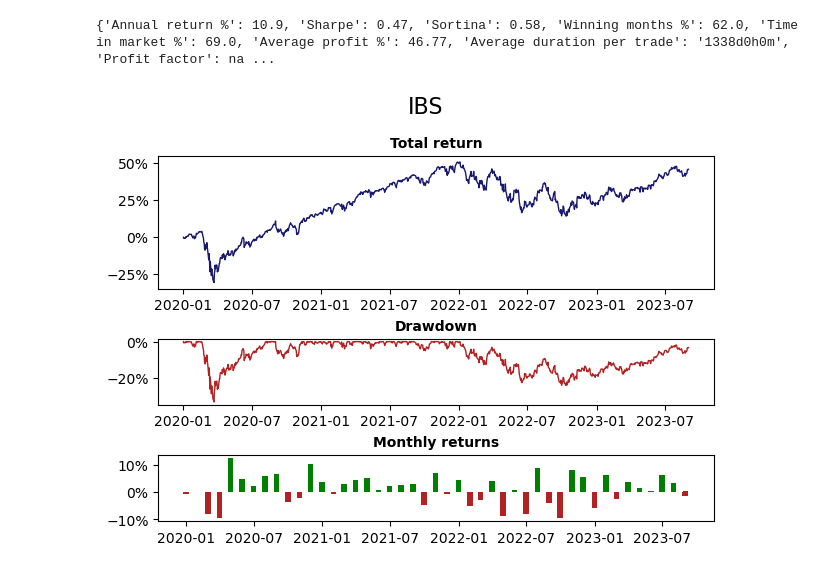
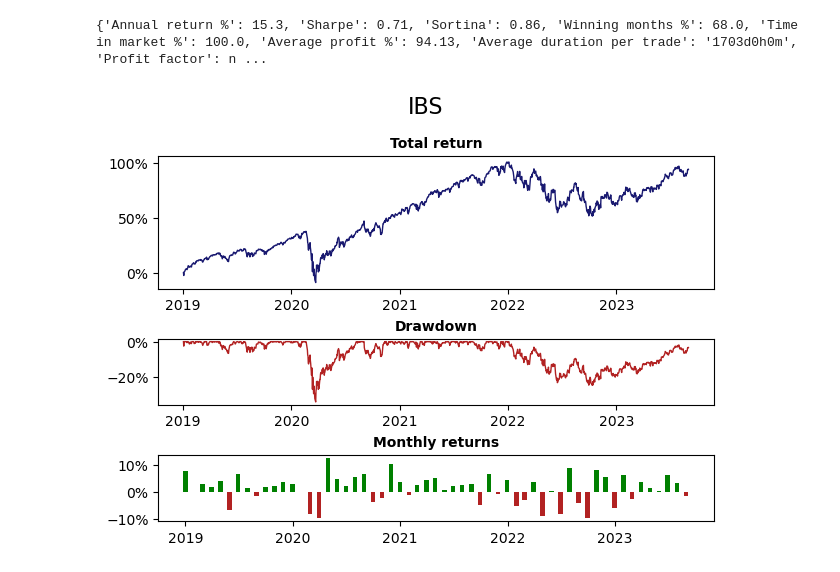
Before and after one commit to shinathan/QSExtended, a Jupyter notebook: _buy_and_hold.ipynb, the cells around one changed output. Cells and saved outputs as stored; diff of their text form; code cells hidden in the pictures.

```diff
--- a/_buy_and_hold.ipynb
+++ b/_buy_and_hold.ipynb
@@ -21,7 +21,7 @@ class BuyAndHoldStrategy(Strategy):
         for symbol in self.symbol_list:
             self.data_handler.load_data(
                 symbol,
-                start_date=date(2020, 1, 1),
+                start_date=date(2019, 1, 1),
                 end_date=date(2023, 9, 1),
                 timeframe="daily",
                 extended_hours=False,
@@ -55,33 +55,33 @@ class BuyAndHoldStrategy(Strategy):
         # Liquidate everything
         for symbol, position in self.portfolio.current_positions.items():
             if position != 0:
                 action = "SELL" if position > 0 else "BUY"
                 order = OrderEvent(
                     self.data_handler.current_time,
                     symbol,
                     side=action,
                     quantity=position,
                 )
                 self.events.put(order)
 
     def on_market_close(self):
         pass
 
 
 backtest = Backtest(
     name="HODL",
     initial_capital=10000,
-    start_date=date(2020, 1, 1),
+    start_date=date(2019, 1, 1),
     end_date=date(2023, 9, 1),
     timeframe="daily",
     extended_hours=False,
     strategy=BuyAndHoldStrategy,
     data_handler=HistoricalPolygonDataHandler,
     broker=SimulatedBroker,
     portfolio=StandardPortfolio,
 )
 
 backtest.run()
 # %% [output]
-{'Annual return %': 10.9, 'Sharpe': 0.47, 'Sortina': 0.58, 'Winning months %': 62.0, 'Time in market %': 69.0, 'Average profit %': 46.77, 'Average duration per trade': '1338d0h0m', 'Profit factor': na ...
+{'Annual return %': 15.3, 'Sharpe': 0.71, 'Sortina': 0.86, 'Winning months %': 68.0, 'Time in market %': 100.0, 'Average profit %': 94.13, 'Average duration per trade': '1703d0h0m', 'Profit factor': n ...
-[figure, old version]
+[figure, new version]
```
Also changed, not shown: 8 other files.
